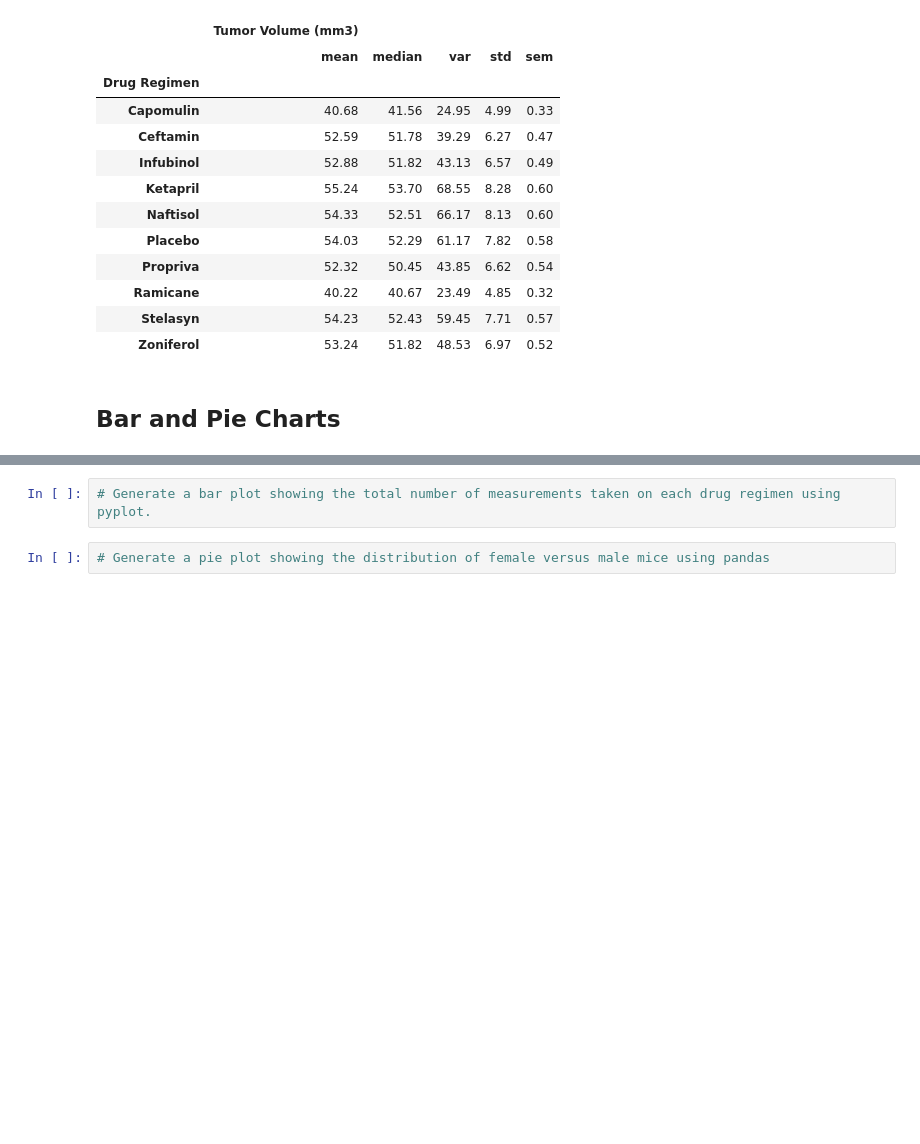
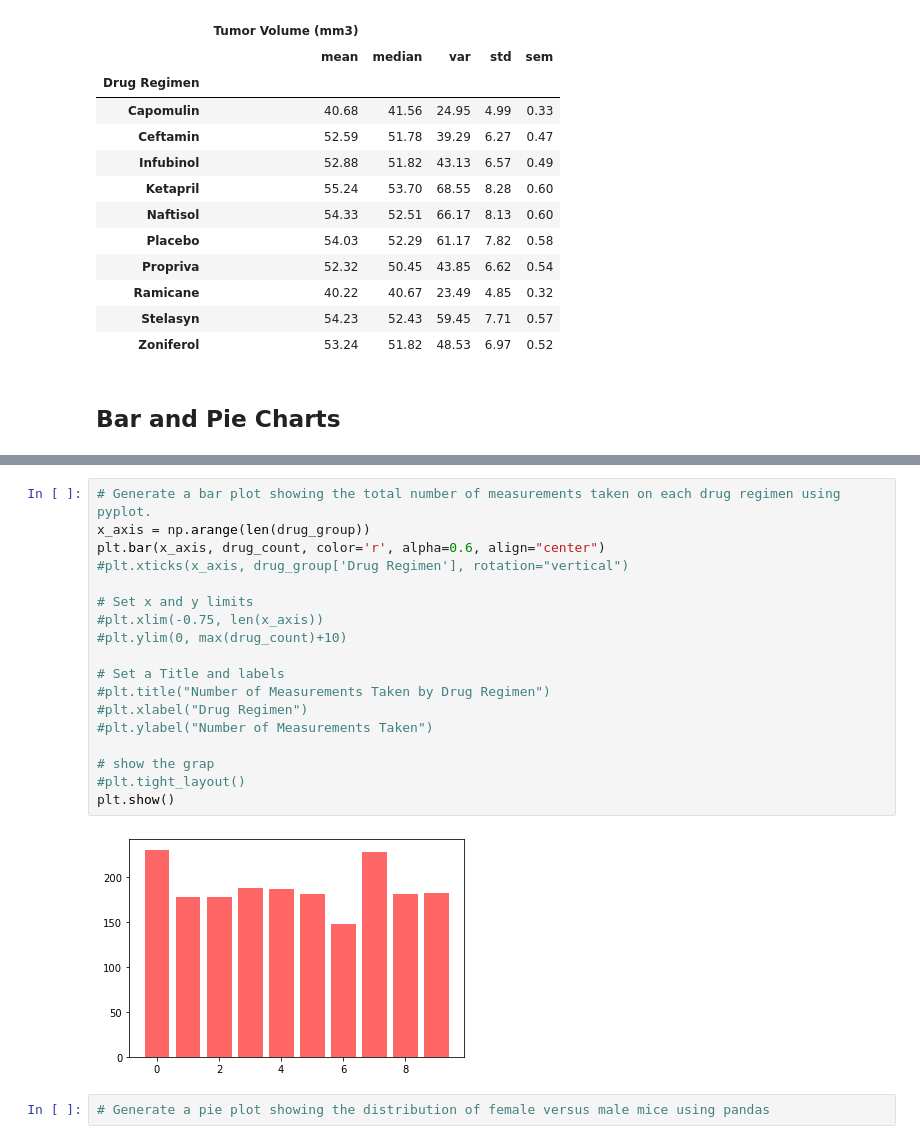
Before and after one commit to RobinWaves/matplotlib-challenge, a Jupyter notebook: pymaceuticals.ipynb, the cells around one changed output, grey strips where cells are left out. Cells and saved outputs as stored; diff of their text form; blank space fills up the shorter version.

```diff
--- a/pymaceuticals.ipynb
+++ b/pymaceuticals.ipynb
@@ -134,5 +145,23 @@ grouped_drug
-# %%
-# Generate a bar plot showing the total number of measurements taken on each drug regimen using pyplot.
+# %%
+# Generate a bar plot showing the total number of measurements taken on each drug regimen using pyplot.
+x_axis = np.arange(len(drug_group))
+plt.bar(x_axis, drug_count, color='r', alpha=0.6, align="center")
+#plt.xticks(x_axis, drug_group['Drug Regimen'], rotation="vertical")
+
+# Set x and y limits
+#plt.xlim(-0.75, len(x_axis))
+#plt.ylim(0, max(drug_count)+10)
+
+# Set a Title and labels
+#plt.title("Number of Measurements Taken by Drug Regimen")
+#plt.xlabel("Drug Regimen")
+#plt.ylabel("Number of Measurements Taken")
+
+# show the grap
+#plt.tight_layout()
+plt.show()
+# %% [output]
+[figure, added]
 # %%
 # Generate a pie plot showing the distribution of female versus male mice using pandas
 # %%
```
Also changed, not shown: parts of 2 cells of this notebook.
